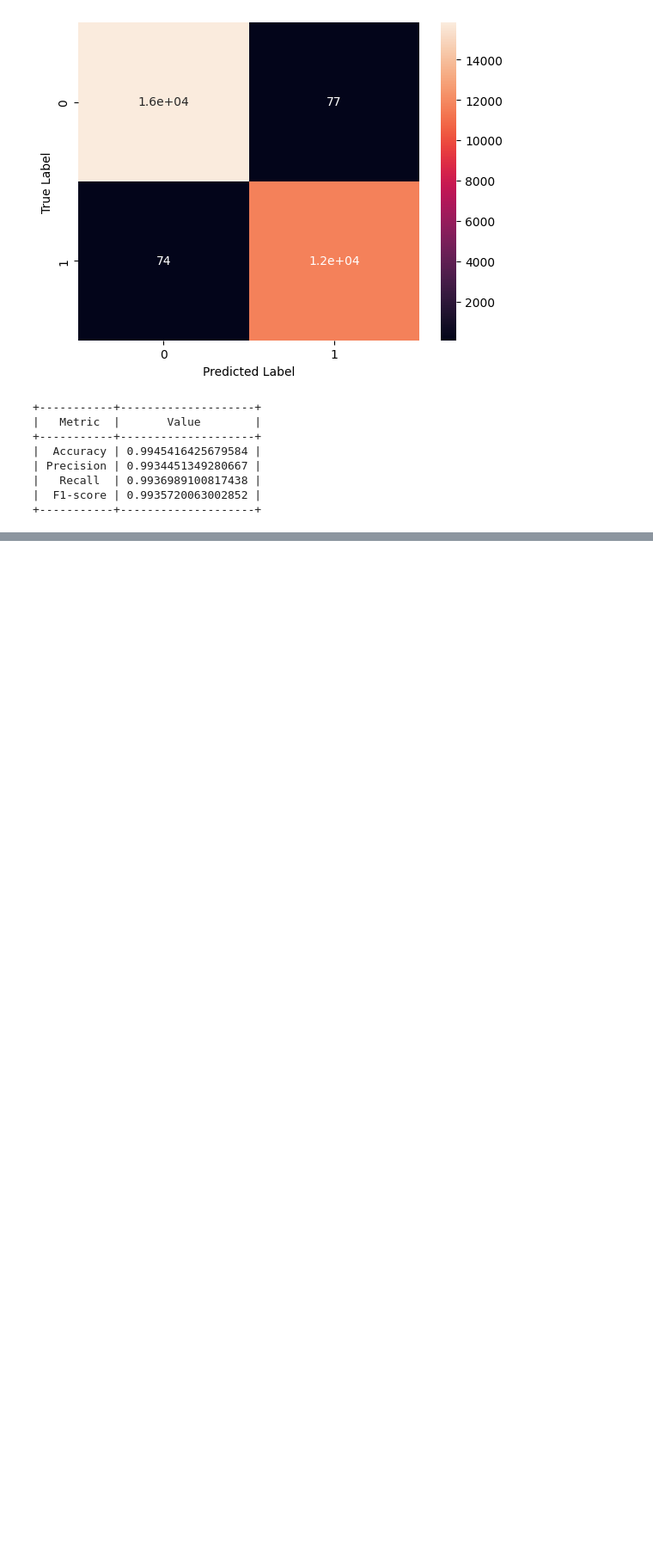
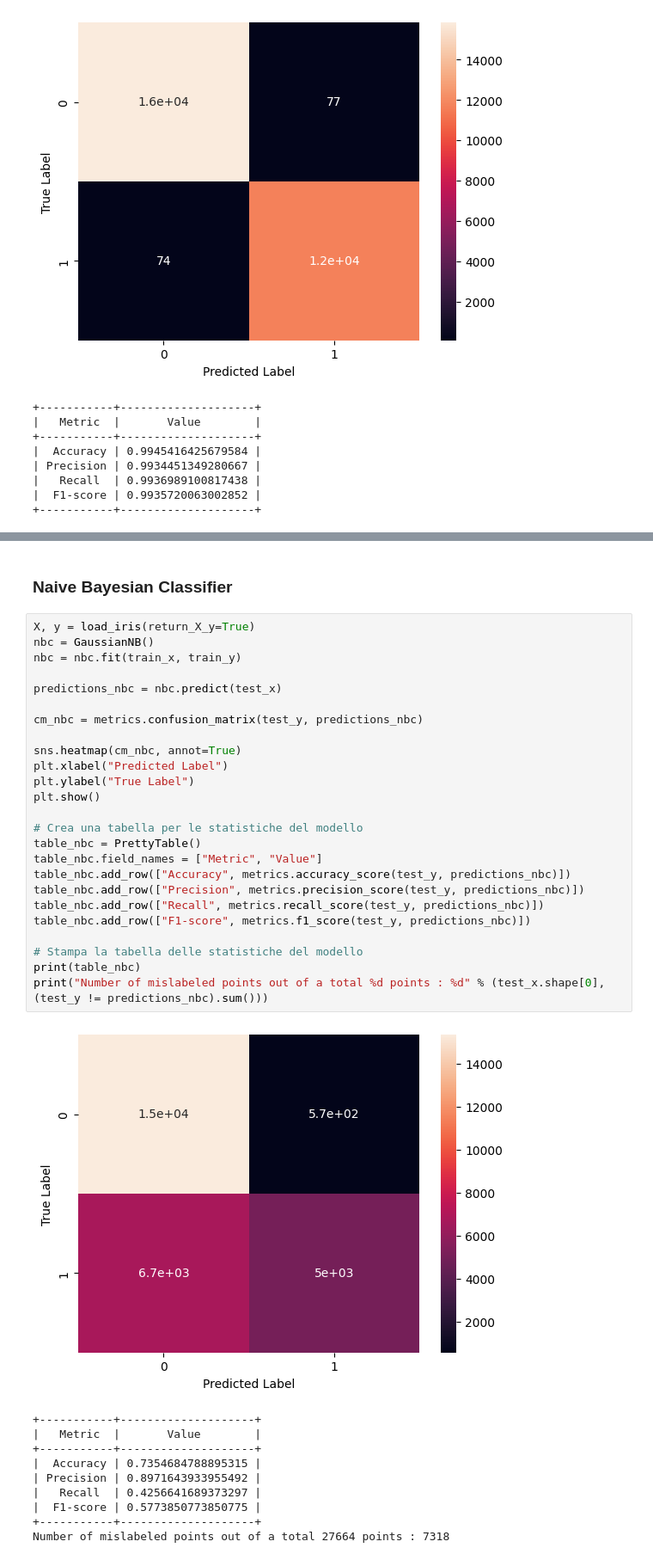
Before and after one commit to GPericone/Botnet-Detection-using-ML, a Jupyter notebook: project.ipynb, the cells around one changed output, grey strips where cells are left out. Shown at 86% size. Cells and saved outputs as stored; diff of their text form; blank space fills up the shorter version.

Commit message:
SVM e naive

```diff
--- a/project.ipynb
+++ b/project.ipynb
@@ -540,0 +578,38 @@ print(table_knn)
+# %% [markdown]
+### Naive Bayesian Classifier
+# %%
+X, y = load_iris(return_X_y=True)
+nbc = GaussianNB()
+nbc = nbc.fit(train_x, train_y)
+
+predictions_nbc = nbc.predict(test_x)
+
+cm_nbc = metrics.confusion_matrix(test_y, predictions_nbc)
+
+sns.heatmap(cm_nbc, annot=True)
+plt.xlabel("Predicted Label")
+plt.ylabel("True Label")
+plt.show()
+
+# Crea una tabella per le statistiche del modello
+table_nbc = PrettyTable()
+table_nbc.field_names = ["Metric", "Value"]
+table_nbc.add_row(["Accuracy", metrics.accuracy_score(test_y, predictions_nbc)])
+table_nbc.add_row(["Precision", metrics.precision_score(test_y, predictions_nbc)])
+table_nbc.add_row(["Recall", metrics.recall_score(test_y, predictions_nbc)])
+table_nbc.add_row(["F1-score", metrics.f1_score(test_y, predictions_nbc)])
+
+# Stampa la tabella delle statistiche del modello
+print(table_nbc)
+print("Number of mislabeled points out of a total %d points : %d" % (test_x.shape[0], (test_y != predictions_nbc).sum()))
+# %% [output]
+[figure, added]
++-----------+--------------------+
+|   Metric  |       Value        |
++-----------+--------------------+
+|  Accuracy | 0.7354684788895315 |
+| Precision | 0.8971643933955492 |
+|   Recall  | 0.4256641689373297 |
+|  F1-score | 0.5773850773850775 |
++-----------+--------------------+
+Number of mislabeled points out of a total 27664 points : 7318
```
Also changed, not shown: parts of 7 cells of this notebook.
